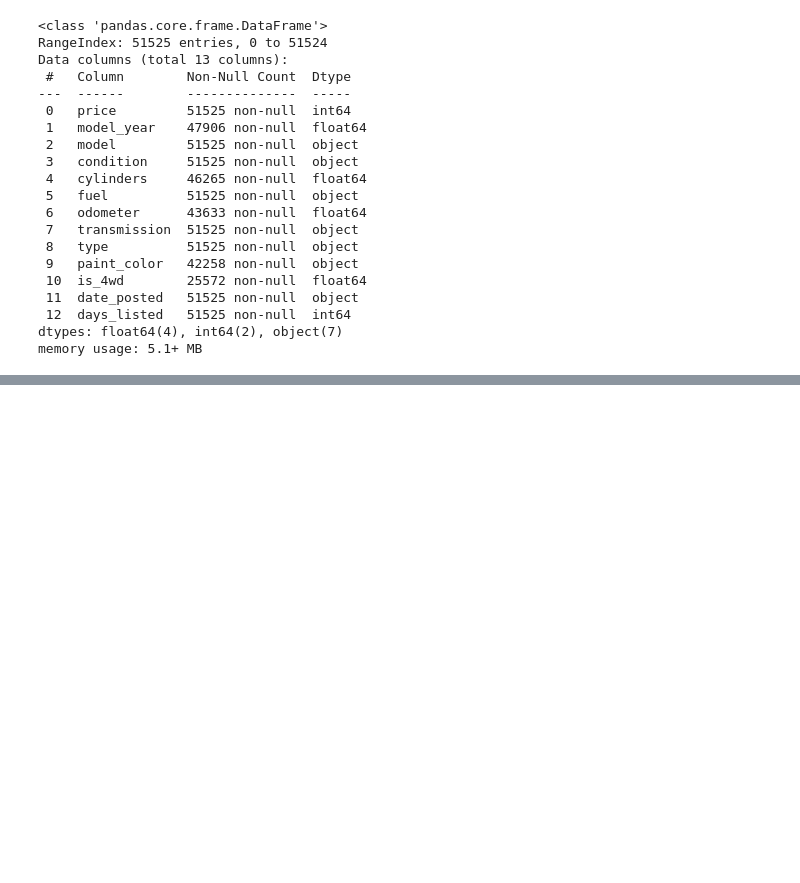
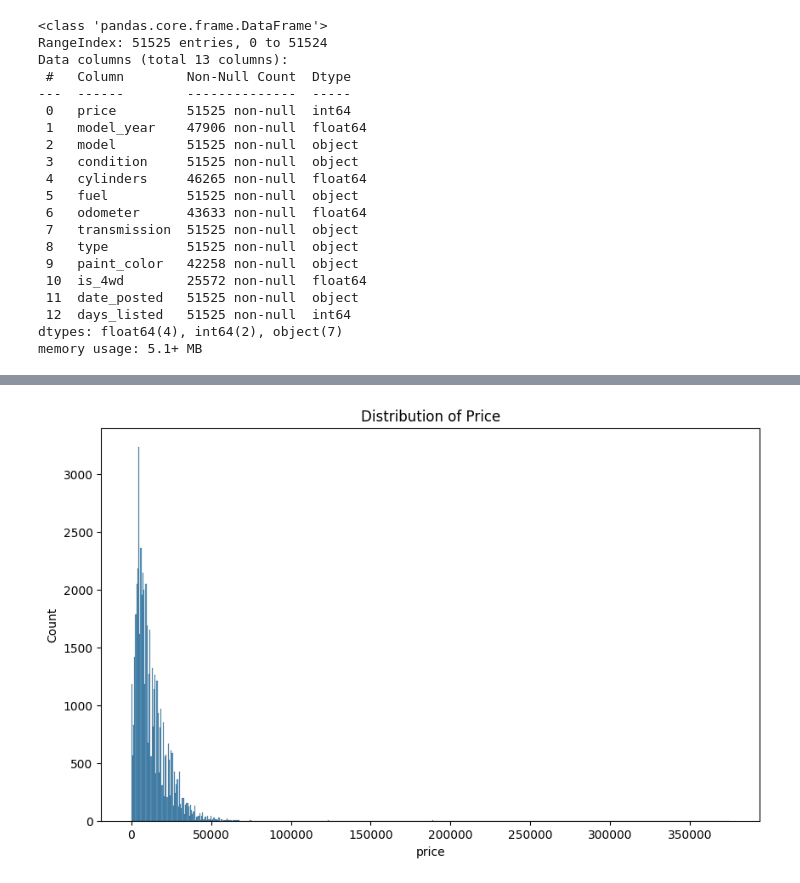
Before and after one commit to laninchowdhury/Car_Sales_Project, a Jupyter notebook: notebooks/EDA.ipynb, the cells around one changed output, grey strips where cells are left out. Cells and saved outputs as stored; diff of their text form; code cells hidden in the pictures; blank space fills up the shorter version.

```diff
--- a/notebooks/EDA.ipynb
+++ b/notebooks/EDA.ipynb
@@ -33,0 +87,6 @@ memory usage: 5.1+ MB
+# %%
+df['is_4wd'] = df['is_4wd'].fillna(df.groupby('model')['is_4wd'].transform(lambda x: x.mode()[0] if not x.mode().empty else 0))
+# %%
+df['paint_color'] = df['paint_color'].fillna(df.groupby('model')['paint_color'].transform(lambda x: x.mode()[0] if not x.mode().empty else np.nan))
+# %%
+df['odometer'] = df['odometer'].fillna(df['odometer'].median())
@@ -33,0 +114,9 @@ memory usage: 5.1+ MB
+# %%
+df['date_posted']=pd.to_datetime(df['date_posted'])
+# %%
+plt.figure(figsize=(10, 6))
+sns.histplot(df['price'])
+plt.title('Distribution of Price')
+plt.show()
+# %% [output]
+[figure, added]
```
Also changed, not shown: parts of 16 cells of this notebook.
